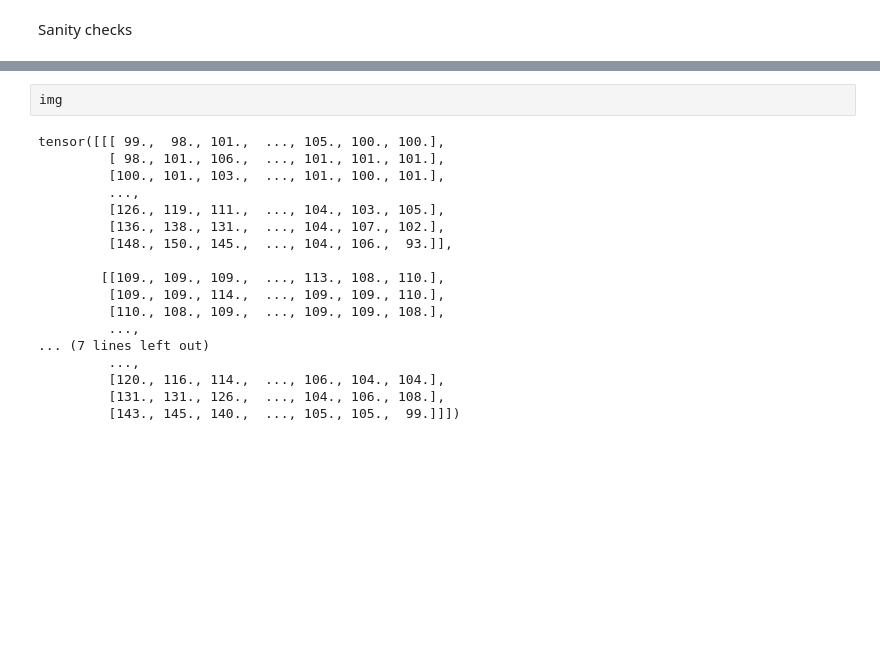
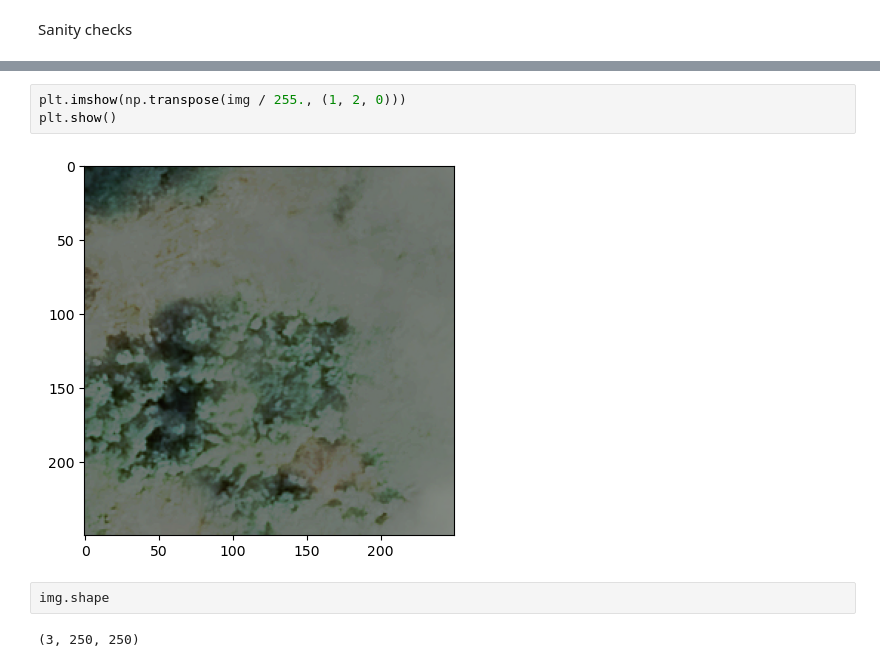
Before and after one commit to ThomasFaria/detection-habitat-spontane, a Jupyter notebook: notebooks/object_detection.ipynb, the cells around one changed output, grey strips where cells are left out. Drawn from its saved outputs; the diff is of its cells as text; blank space fills up the shorter version.

```diff
--- a/notebooks/object_detection.ipynb
+++ b/notebooks/object_detection.ipynb
@@ -326,20 +317,9 @@ error: OpenCV(4.7.0) :-1: error: (-5:Bad argument) in function 'rectangle'
+# %%
+plt.imshow(np.transpose(img / 255., (1, 2, 0)))
+plt.show()
+# %% [output]
+[figure, added]
 # %%
-img
+img.shape
 # %% [output]
-tensor([[[ 99.,  98., 101.,  ..., 105., 100., 100.],
-         [ 98., 101., 106.,  ..., 101., 101., 101.],
-         [100., 101., 103.,  ..., 101., 100., 101.],
-         ...,
-         [126., 119., 111.,  ..., 104., 103., 105.],
-         [136., 138., 131.,  ..., 104., 107., 102.],
-         [148., 150., 145.,  ..., 104., 106.,  93.]],
-
-        [[109., 109., 109.,  ..., 113., 108., 110.],
-         [109., 109., 114.,  ..., 109., 109., 110.],
-         [110., 108., 109.,  ..., 109., 109., 108.],
-         ...,
-... (7 lines left out)
-         ...,
-         [120., 116., 114.,  ..., 106., 104., 104.],
-         [131., 131., 126.,  ..., 104., 106., 108.],
-         [143., 145., 140.,  ..., 105., 105.,  99.]]])
+(3, 250, 250)
```
Also changed, not shown: parts of 20 cells of this notebook, 3 other files.
